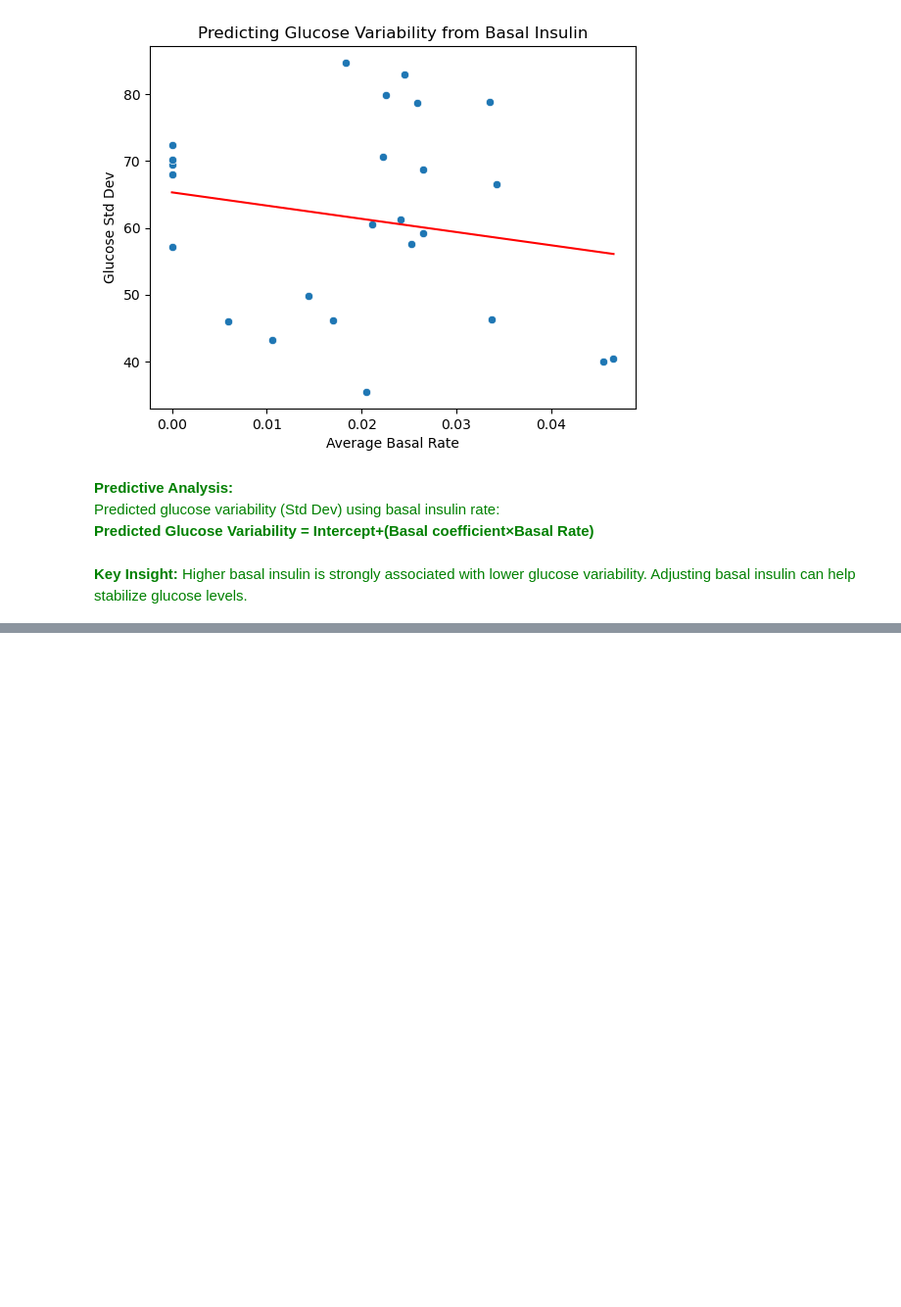
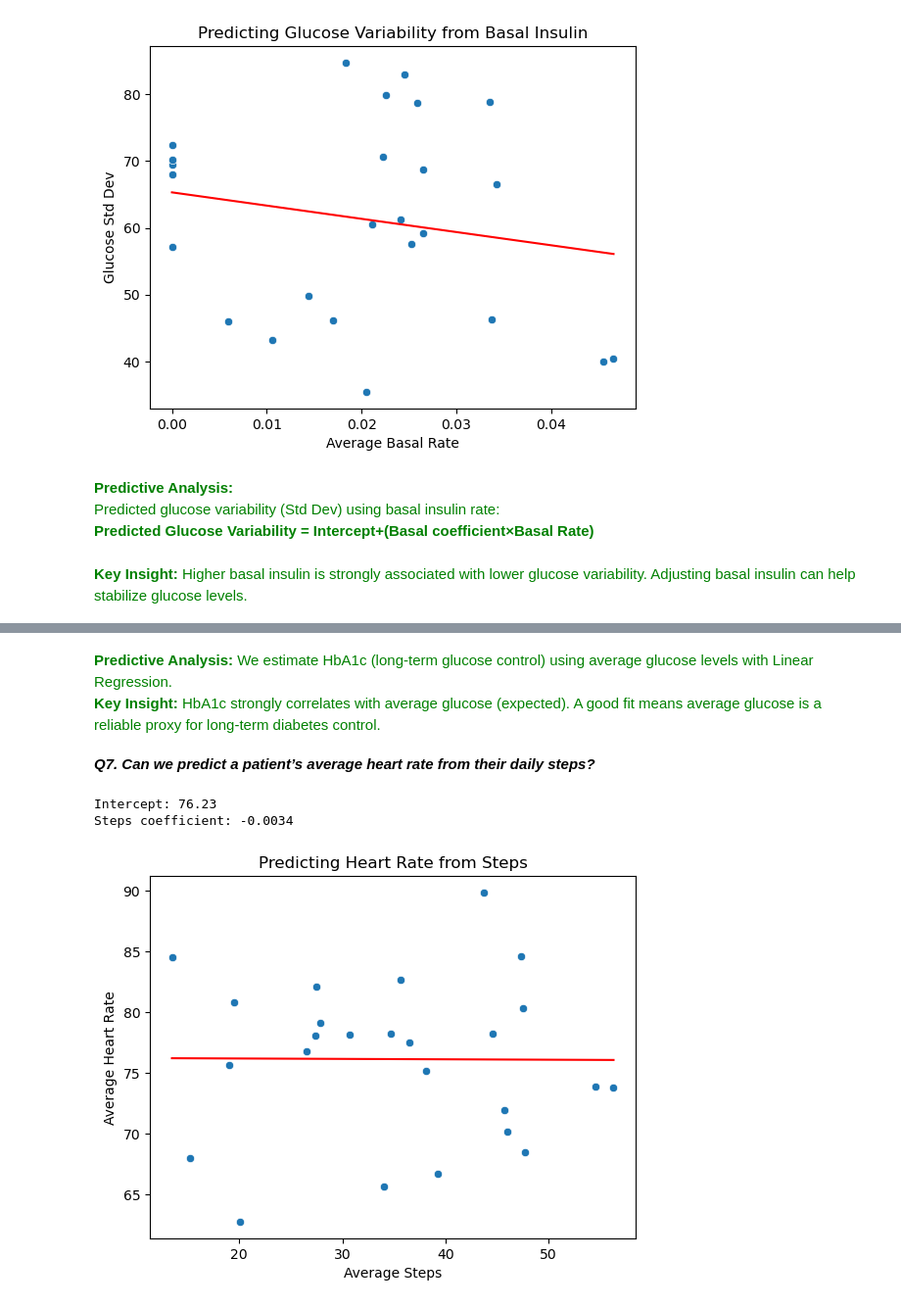
Before and after one commit to msdesh99/Python-Data-Analysis, a Jupyter notebook: Team11_PyQuester_Predictive_Analysis.ipynb, the cells around one changed output, grey strips where cells are left out. Shown: that part at 98% size. Cells and saved outputs as stored; diff of their text form; code cells hidden in the pictures; blank space fills up the shorter version.

```diff
--- a/Team11_PyQuester_Predictive_Analysis.ipynb
+++ b/Team11_PyQuester_Predictive_Analysis.ipynb
@@ -263,0 +294,37 @@ Predicted glucose variability (Std Dev) using basal insulin rate:<br>
+# %% [markdown]
+<span style="color:green">
+<b>Predictive Analysis:</b> We estimate HbA1c (long-term glucose control) using average glucose levels with Linear Regression.<br>
+<b>Key Insight:</b> HbA1c strongly correlates with average glucose (expected).
+A good fit means average glucose is a reliable proxy for long-term diabetes control.
+</span>
+# %% [markdown]
+***Q7. Can we predict a patient’s average heart rate from their daily steps?***
+# %%
+# Aggregate data per patient
+df_avg = df.groupby("patient_id")[["steps", "heart_rate"]].mean().reset_index()
+
+# Define predictor and target
+X = df_avg[["steps"]]
+y = df_avg["heart_rate"]
+
+# Train model
+model = LinearRegression()
+model.fit(X, y)
+
+# Predictions
+df_avg["predicted_hr"] = model.predict(X)
+
+print(f"Intercept: {model.intercept_:.2f}")
+print(f"Steps coefficient: {model.coef_[0]:.4f}")
+
+# Visualize
+sns.scatterplot(x="steps", y="heart_rate", data=df_avg)
+sns.lineplot(x="steps", y="predicted_hr", data=df_avg, color="red")
+plt.title("Predicting Heart Rate from Steps")
+plt.xlabel("Average Steps")
+plt.ylabel("Average Heart Rate")
+plt.show()
+# %% [output]
+Intercept: 76.23
+Steps coefficient: -0.0034
+[figure, added]
```
Also changed, not shown: parts of 7 cells of this notebook.
